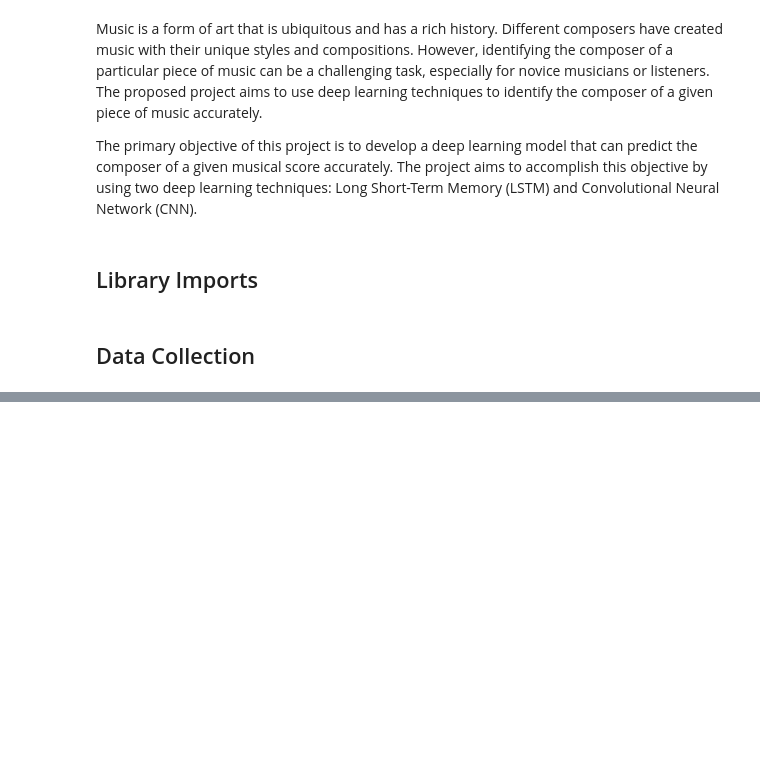
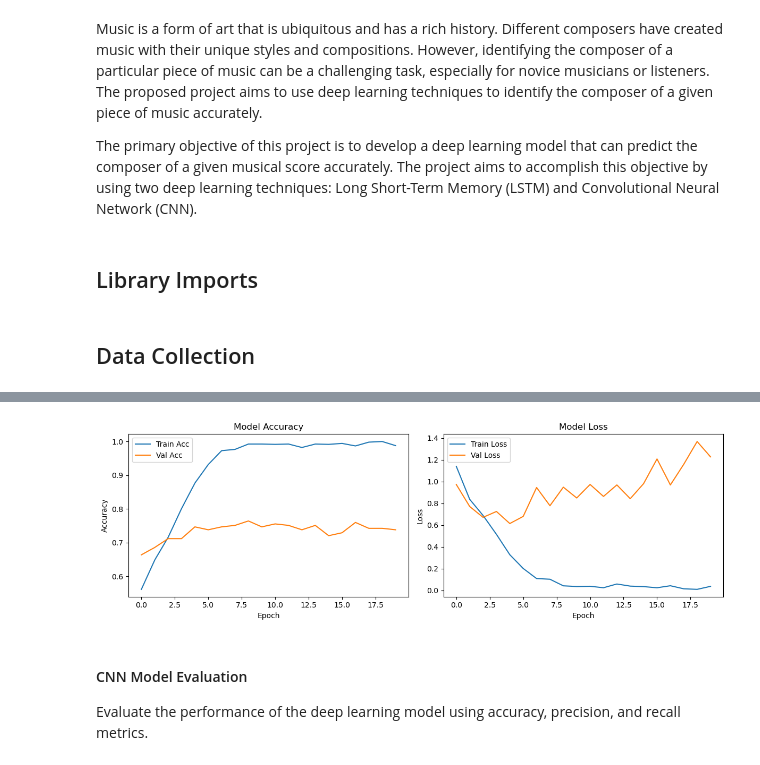
Before and after one commit to apadin-repo/AAI-511-04-Group-3, a Jupyter notebook: final_project_alex.ipynb, the cells around one changed output, grey strips where cells are left out. Drawn from its saved outputs; the diff is of its cells as text; code cells hidden in the pictures; blank space fills up the shorter version.

```diff
--- a/final_project_alex.ipynb
+++ b/final_project_alex.ipynb
@@ -140,0 +277,5 @@ Optimize the deep learning model by fine-tuning hyperparameters.
+# %%
+# split 70% train, 15% val and 15% test
+y_cat = to_categorical(y) # one-hot encode labels
+X_train, X_temp, y_train, y_temp = train_test_split(X, y_cat, test_size=0.3, random_state=42) # first 70% train and 30% temp
+X_val, X_test, y_val, y_test = train_test_split(X_temp, y_temp, test_size=0.5, random_state=42) # then 15% test and 15% test
@@ -140,0 +333,9 @@ Optimize the deep learning model by fine-tuning hyperparameters.
+# %%
+# train the CNN model
+history_cnn = model_cnn.fit(
+    X_train,            # training input data (pianoroll arrays)
+    y_train,            # one-hot encoded training labels
+    validation_data=(X_val, y_val),  # validation set for monitoring overfitting
+    epochs=20,          # number of passes through the entire training set
+    batch_size=32       # number of samples per training batch
+)
@@ -140,0 +360,27 @@ Optimize the deep learning model by fine-tuning hyperparameters.
+# %%
+# plot accuracy
+plt.figure(figsize=(12, 4))
+plt.subplot(1, 2, 1)
+plt.plot(history_cnn.history['accuracy'], label='Train Acc')
+plt.plot(history_cnn.history['val_accuracy'], label='Val Acc')
+plt.title('Model Accuracy')
+plt.xlabel('Epoch')
+plt.ylabel('Accuracy')
+plt.legend()
+
+# plot loss
+plt.subplot(1, 2, 2)
+plt.plot(history_cnn.history['loss'], label='Train Loss')
+plt.plot(history_cnn.history['val_loss'], label='Val Loss')
+plt.title('Model Loss')
+plt.xlabel('Epoch')
+plt.ylabel('Loss')
+plt.legend()
+
+plt.tight_layout()
+plt.show()
+# %% [output]
+[figure, added]
+# %% [markdown]
+#### CNN Model Evaluation
+Evaluate the performance of the deep learning model using accuracy, precision, and recall metrics.
```
Also changed, not shown: parts of 40 cells of this notebook, 1 other file.
